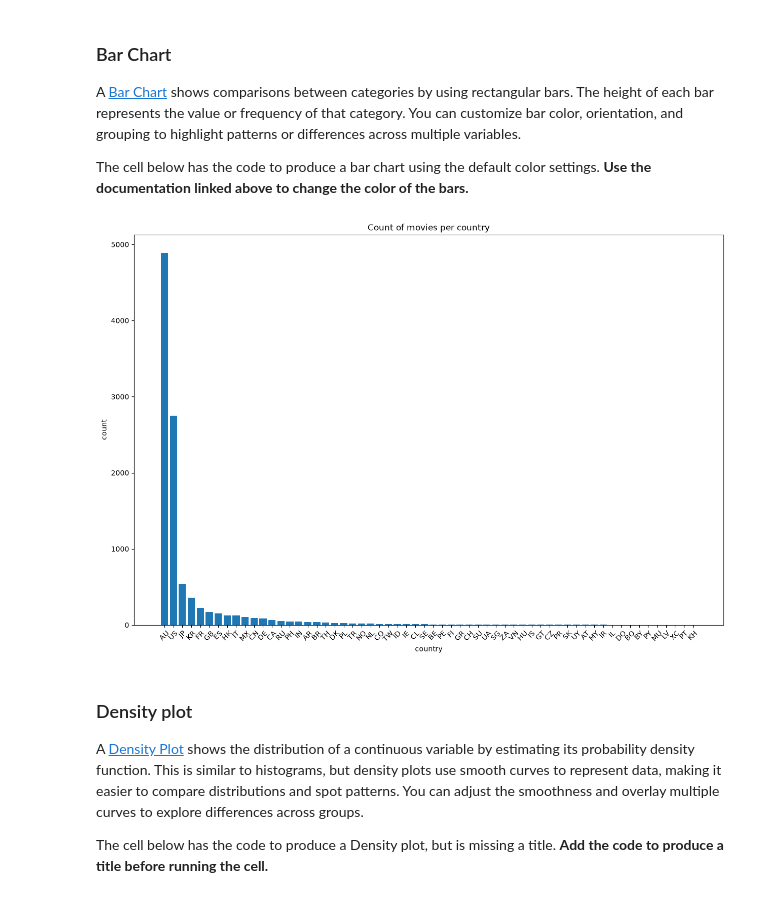
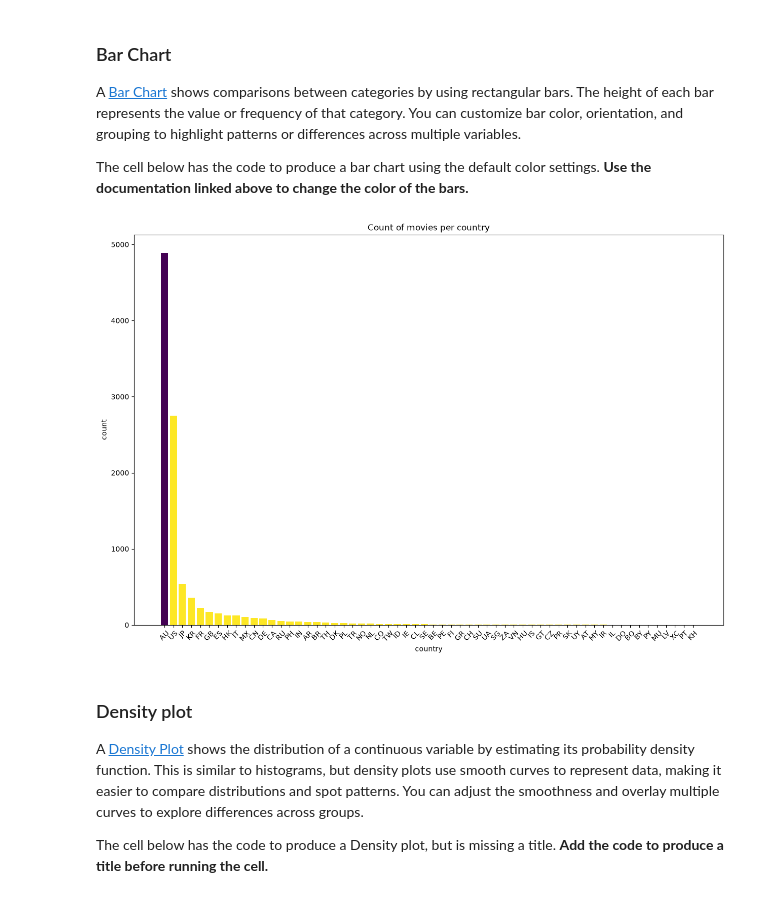
Before and after one commit to adamharms/DS1001-LABS-Projects, a Jupyter notebook: LABS-07_Design.ipynb, the cells around one changed output. Drawn from its saved outputs; the diff is of its cells as text; code cells hidden in the pictures.

```diff
--- a/LABS-07_Design.ipynb
+++ b/LABS-07_Design.ipynb
@@ -168,16 +168,19 @@ The cell below has the code to produce a bar chart using the default color setti
 # %%
 country_counts = data['country'].value_counts()
 
 fig, ax = plt.subplots(figsize=(15, 10))
 ax.bar(country_counts.index, country_counts.values)
 ax.tick_params("x", rotation=45)
-
+ax.bar(
+    country_counts.index, country_counts.values, color=colors
+)
+colors = plt.cm.viridis(np.linspace(0, 1, len(country_counts)))
 plt.ylabel("count")
 plt.xlabel("country")
 plt.title("Count of movies per country")
 plt.show()
 # %% [output]
-[figure, old version]
+[figure, new version]
 # %% [markdown]
 ### Density plot
 
```
Also changed, not shown: parts of 1 cell of this notebook, 4 other files.
